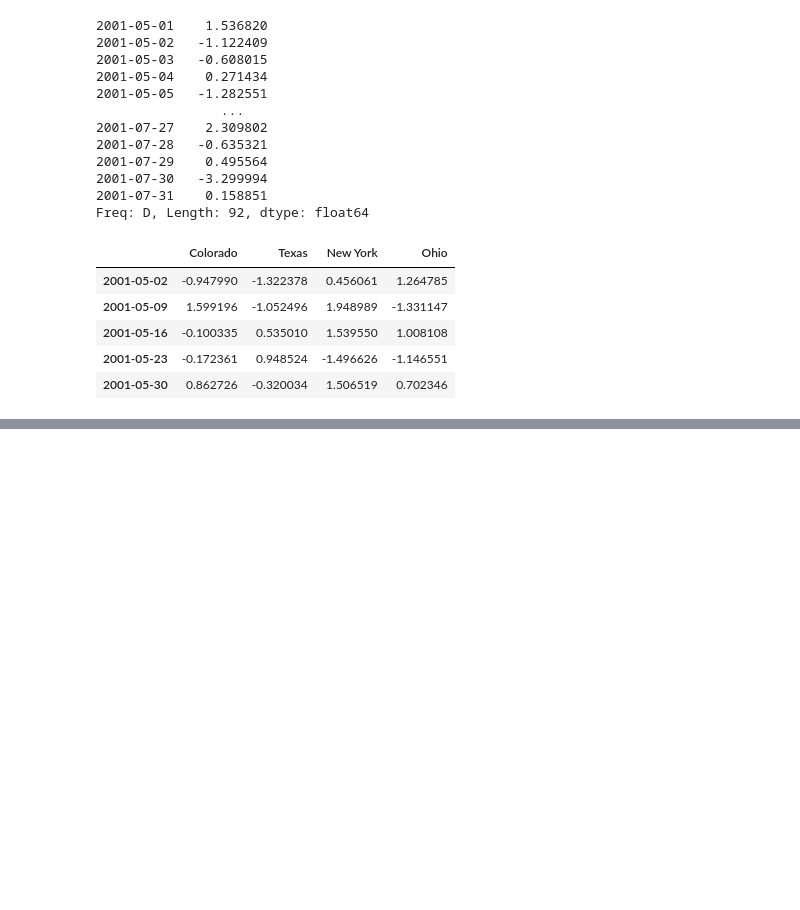
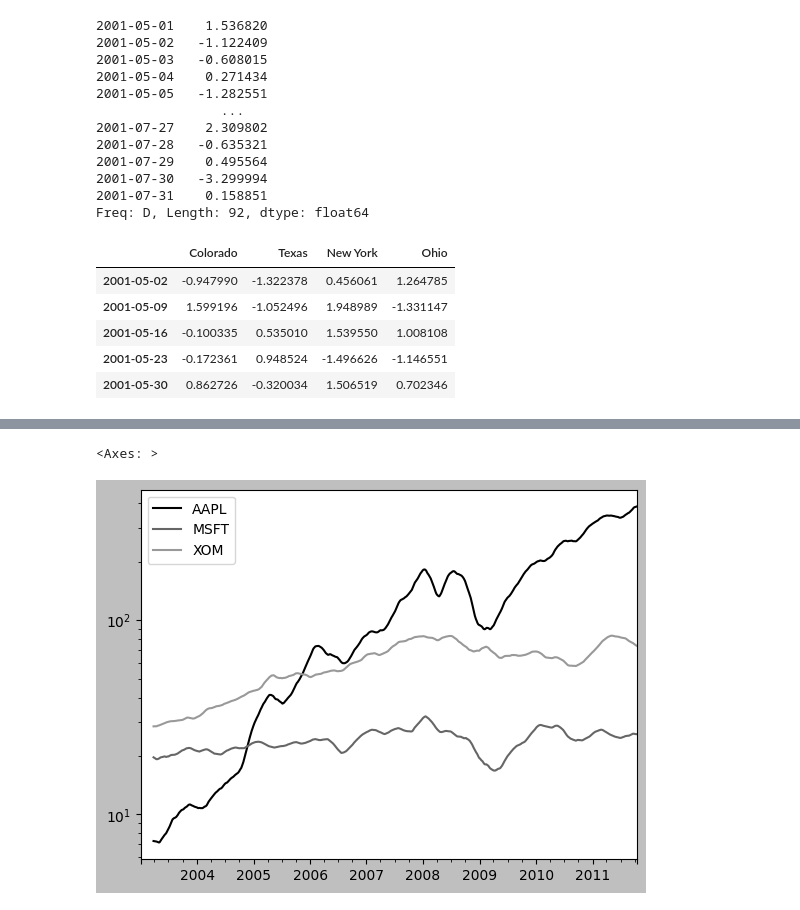
Before and after one commit to dynamicmemory/programming-books, a Jupyter notebook: data-analysis-in-python/Untitled.ipynb, the cells around one changed output, grey strips where cells are left out. Saved outputs shown, nothing was run; the diff lists cells and outputs as text; code cells hidden in the pictures; blank space fills up the shorter version.

```diff
--- a/data-analysis-in-python/Untitled.ipynb
+++ b/data-analysis-in-python/Untitled.ipynb
@@ -151,0 +618,5 @@ long_df.loc["2001-05"]
+# %%
+close_px.rolling(60).mean().plot(logy=True)
+# %% [output]
+<Axes: >
+[figure, added]
```
Also changed, not shown: parts of 76 cells of this notebook.
